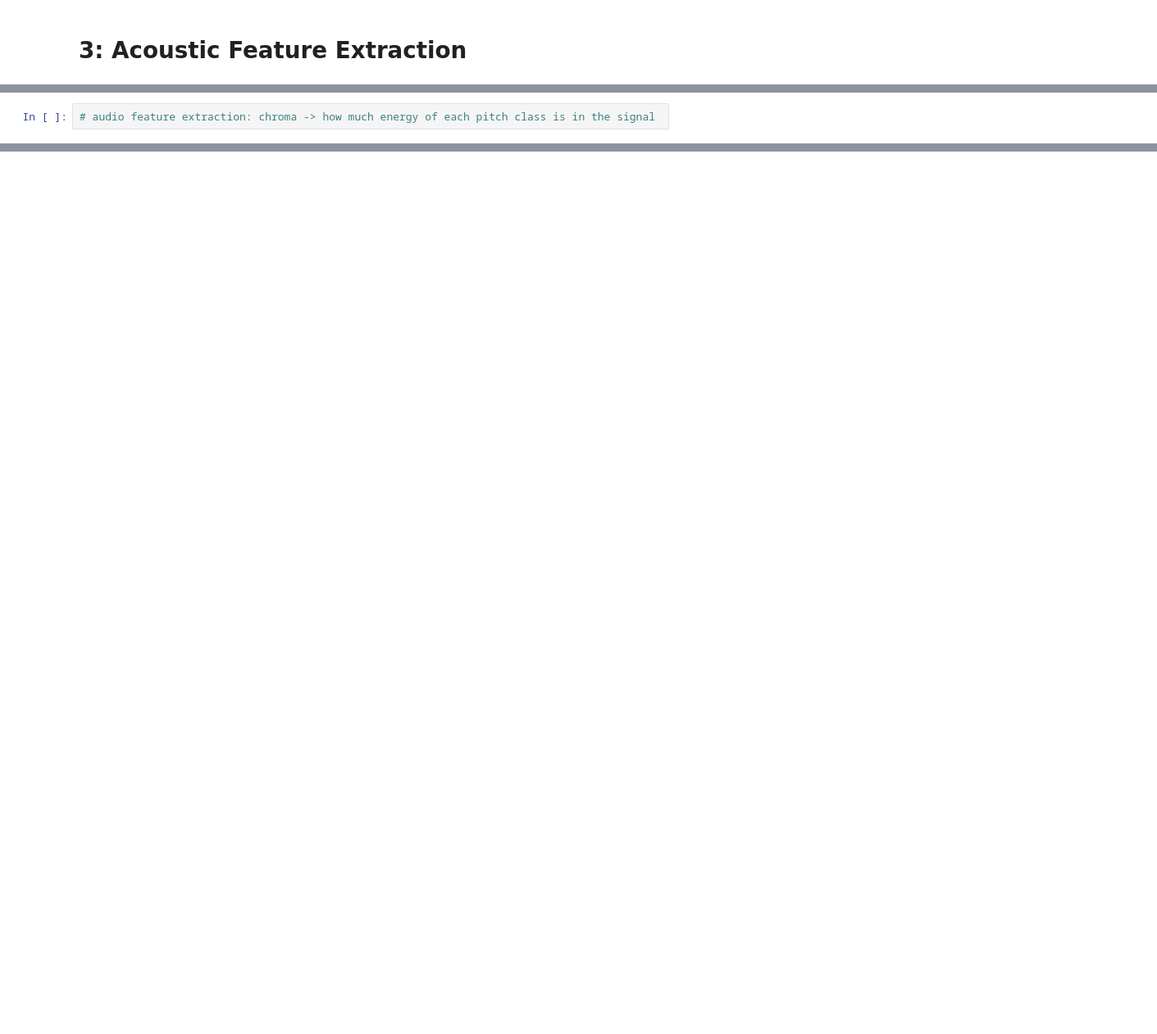
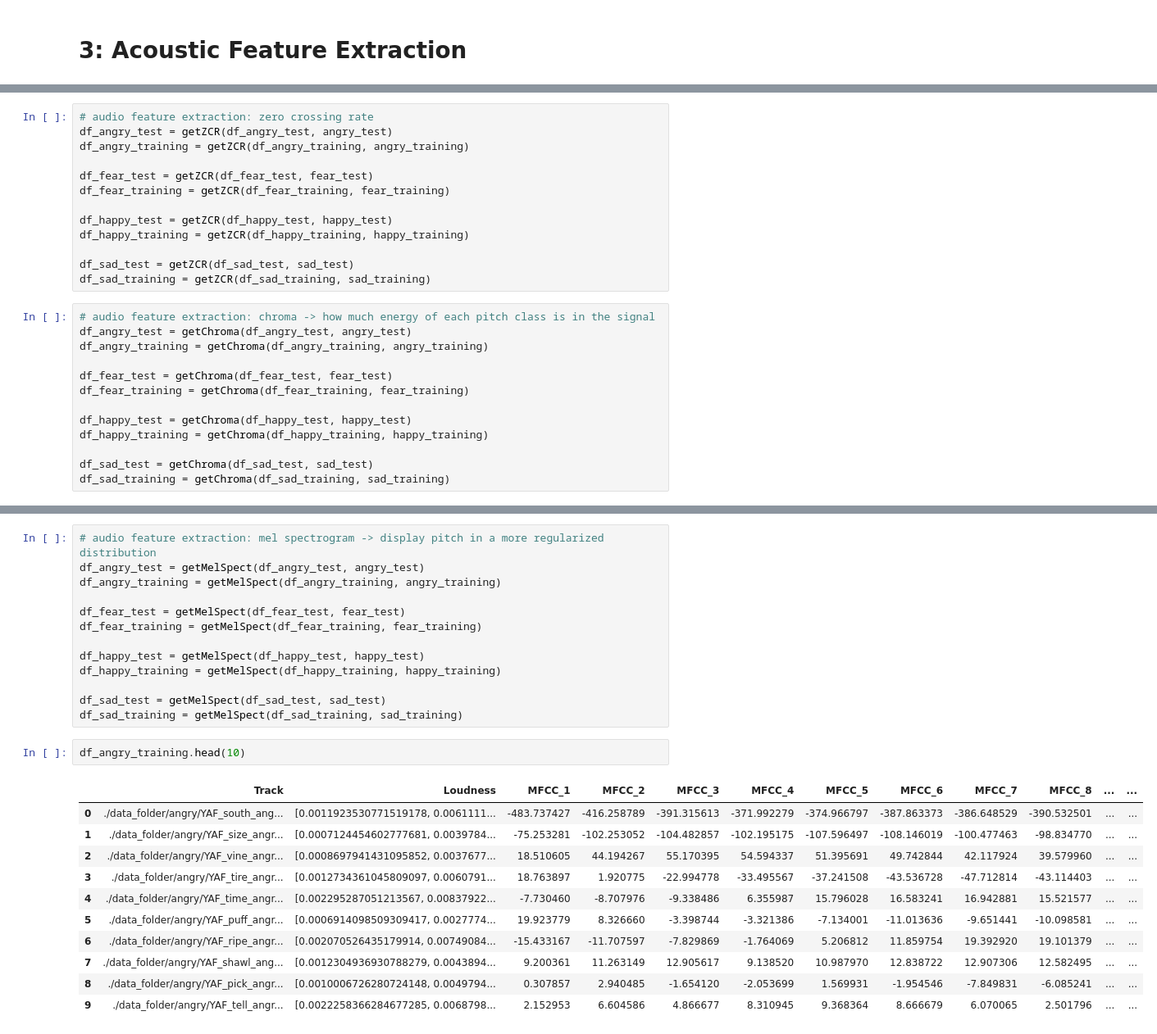
Before and after one commit to singh-maya/ML-Assignment-3, a Jupyter notebook: assignment-3.ipynb, the cells around one changed output, grey strips where cells are left out. Shown at 82% size. Drawn from its saved outputs; the diff is of its cells as text; blank space fills up the shorter version.

```diff
--- a/assignment-3.ipynb
+++ b/assignment-3.ipynb
@@ -261,2 +138,26 @@ df_angry_test["ZCR"] = zcrList
+# %%
+# audio feature extraction: zero crossing rate
+df_angry_test = getZCR(df_angry_test, angry_test)
+df_angry_training = getZCR(df_angry_training, angry_training)
+
+df_fear_test = getZCR(df_fear_test, fear_test)
+df_fear_training = getZCR(df_fear_training, fear_training)
+
+df_happy_test = getZCR(df_happy_test, happy_test)
+df_happy_training = getZCR(df_happy_training, happy_training)
+
+df_sad_test = getZCR(df_sad_test, sad_test)
+df_sad_training = getZCR(df_sad_training, sad_training)
 # %%
 # audio feature extraction: chroma -> how much energy of each pitch class is in the signal
+df_angry_test = getChroma(df_angry_test, angry_test)
+df_angry_training = getChroma(df_angry_training, angry_training)
+
+df_fear_test = getChroma(df_fear_test, fear_test)
+df_fear_training = getChroma(df_fear_training, fear_training)
+
+df_happy_test = getChroma(df_happy_test, happy_test)
+df_happy_training = getChroma(df_happy_training, happy_training)
+
+df_sad_test = getChroma(df_sad_test, sad_test)
+df_sad_training = getChroma(df_sad_training, sad_training)
@@ -264,0 +164,27 @@ df_angry_test["ZCR"] = zcrList
+# %%
+# audio feature extraction: mel spectrogram -> display pitch in a more regularized distribution
+df_angry_test = getMelSpect(df_angry_test, angry_test)
+df_angry_training = getMelSpect(df_angry_training, angry_training)
+
+df_fear_test = getMelSpect(df_fear_test, fear_test)
+df_fear_training = getMelSpect(df_fear_training, fear_training)
+
+df_happy_test = getMelSpect(df_happy_test, happy_test)
+df_happy_training = getMelSpect(df_happy_training, happy_training)
+
+df_sad_test = getMelSpect(df_sad_test, sad_test)
+df_sad_training = getMelSpect(df_sad_training, sad_training)
+# %%
+df_angry_training.head(10)
+# %% [output]
+|  | Track | Loudness | MFCC_1 | MFCC_2 | MFCC_3 | MFCC_4 | MFCC_5 | MFCC_6 | MFCC_7 | MFCC_8 | ... | ... |
+| 0 | ./data_folder/angry/YAF_south_ang... | [0.0011923530771519178, 0.0061111... | -483.737427 | -416.258789 | -391.315613 | -371.992279 | -374.966797 | -387.863373 | -386.648529 | -390.532501 | ... | ... |
+| 1 | ./data_folder/angry/YAF_size_angr... | [0.0007124454602777681, 0.0039784... | -75.253281 | -102.253052 | -104.482857 | -102.195175 | -107.596497 | -108.146019 | -100.477463 | -98.834770 | ... | ... |
+| 2 | ./data_folder/angry/YAF_vine_angr... | [0.0008697941431095852, 0.0037677... | 18.510605 | 44.194267 | 55.170395 | 54.594337 | 51.395691 | 49.742844 | 42.117924 | 39.579960 | ... | ... |
+| 3 | ./data_folder/angry/YAF_tire_angr... | [0.0012734361045809097, 0.0060791... | 18.763897 | 1.920775 | -22.994778 | -33.495567 | -37.241508 | -43.536728 | -47.712814 | -43.114403 | ... | ... |
+| 4 | ./data_folder/angry/YAF_time_angr... | [0.002295287051213567, 0.00837922... | -7.730460 | -8.707976 | -9.338486 | 6.355987 | 15.796028 | 16.583241 | 16.942881 | 15.521577 | ... | ... |
+| 5 | ./data_folder/angry/YAF_puff_angr... | [0.0006914098509309417, 0.0027774... | 19.923779 | 8.326660 | -3.398744 | -3.321386 | -7.134001 | -11.013636 | -9.651441 | -10.098581 | ... | ... |
+| 6 | ./data_folder/angry/YAF_ripe_angr... | [0.002070526435179914, 0.00749084... | -15.433167 | -11.707597 | -7.829869 | -1.764069 | 5.206812 | 11.859754 | 19.392920 | 19.101379 | ... | ... |
+| 7 | ./data_folder/angry/YAF_shawl_ang... | [0.0012304936930788279, 0.0043894... | 9.200361 | 11.263149 | 12.905617 | 9.138520 | 10.987970 | 12.838722 | 12.907306 | 12.582495 | ... | ... |
+| 8 | ./data_folder/angry/YAF_pick_angr... | [0.0010006726280724148, 0.0049794... | 0.307857 | 2.940485 | -1.654120 | -2.053699 | 1.569931 | -1.954546 | -7.849831 | -6.085241 | ... | ... |
+| 9 | ./data_folder/angry/YAF_tell_angr... | [0.0022258366284677285, 0.0068798... | 2.152953 | 6.604586 | 4.866677 | 8.310945 | 9.368364 | 8.666679 | 6.070065 | 2.501796 | ... | ... |
```
Also changed, not shown: parts of 15 cells of this notebook, 1 other file.
